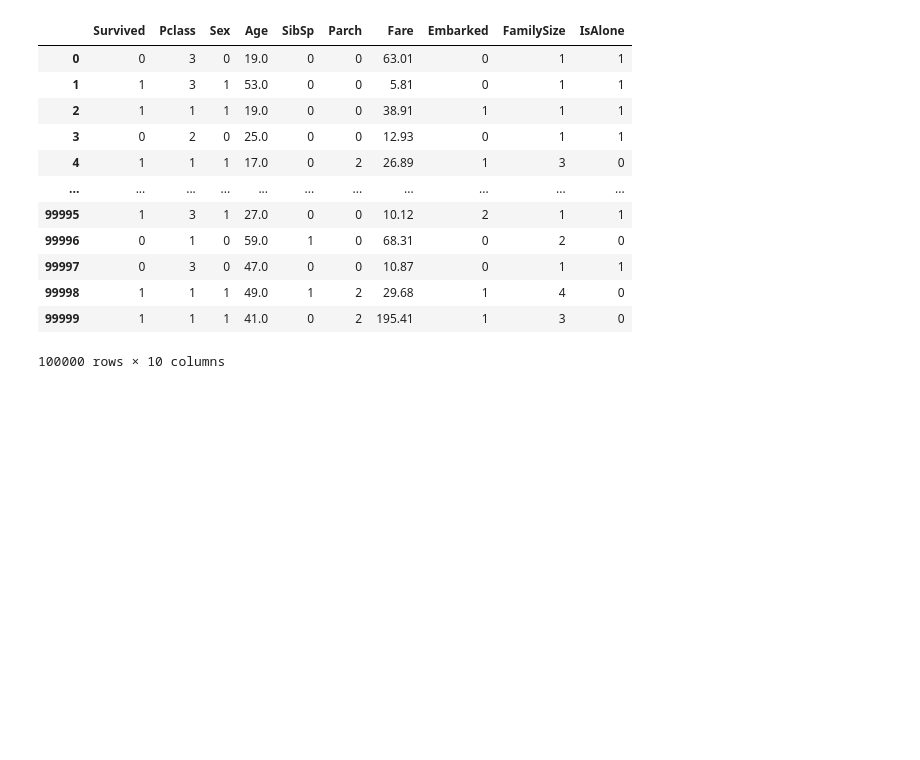
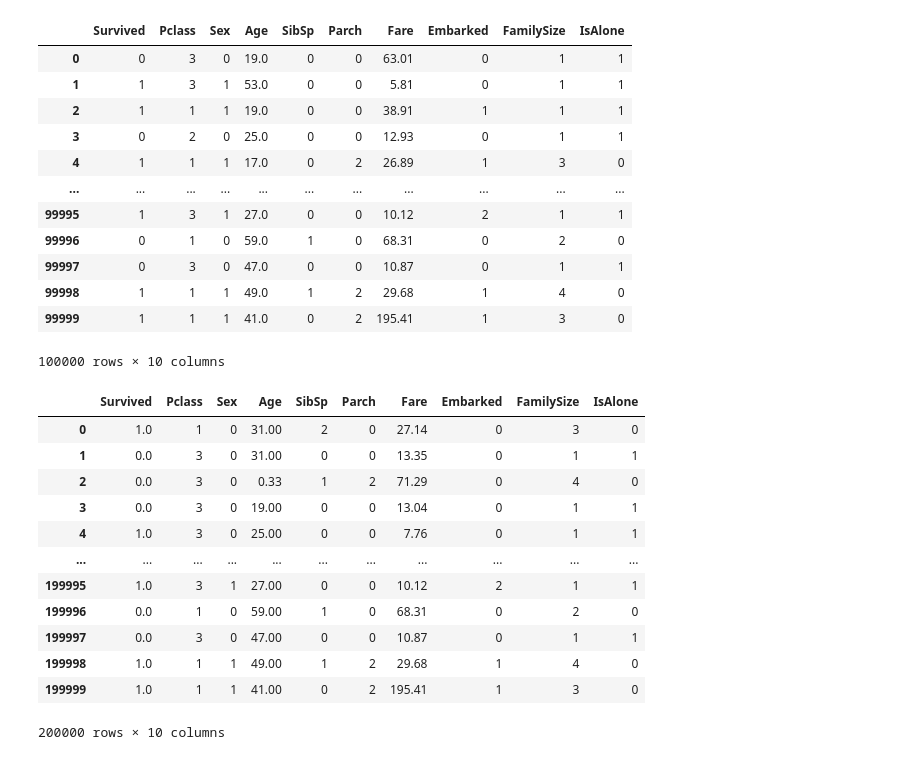
Before and after one commit to kitakou0313/titanic, a Jupyter notebook: tabular/predict.ipynb, the cells around one changed output. Drawn from its saved outputs; the diff is of its cells as text; code cells hidden in the pictures; blank space fills up the shorter version.

Commit message:
Use pseudolabel

```diff
--- a/tabular/predict.ipynb
+++ b/tabular/predict.ipynb
@@ -211,3 +214,21 @@ test
 | 99998 | 1 | 1 | 1 | 49.0 | 1 | 2 | 29.68 | 1 | 4 | 0 |
 | 99999 | 1 | 1 | 1 | 41.0 | 0 | 2 | 195.41 | 1 | 3 | 0 |
 100000 rows × 10 columns
+# %%
+pseudoLabeled_train = pd.concat([train, test], sort=False)
+pseudoLabeled_train = pseudoLabeled_train.reset_index(drop=True)
+pseudoLabeled_train
+# %% [output]
+|  | Survived | Pclass | Sex | Age | SibSp | Parch | Fare | Embarked | FamilySize | IsAlone |
+| 0 | 1.0 | 1 | 0 | 31.00 | 2 | 0 | 27.14 | 0 | 3 | 0 |
+| 1 | 0.0 | 3 | 0 | 31.00 | 0 | 0 | 13.35 | 0 | 1 | 1 |
+| 2 | 0.0 | 3 | 0 | 0.33 | 1 | 2 | 71.29 | 0 | 4 | 0 |
+| 3 | 0.0 | 3 | 0 | 19.00 | 0 | 0 | 13.04 | 0 | 1 | 1 |
+| 4 | 1.0 | 3 | 0 | 25.00 | 0 | 0 | 7.76 | 0 | 1 | 1 |
+| ... | ... | ... | ... | ... | ... | ... | ... | ... | ... | ... |
+| 199995 | 1.0 | 3 | 1 | 27.00 | 0 | 0 | 10.12 | 2 | 1 | 1 |
+| 199996 | 0.0 | 1 | 0 | 59.00 | 1 | 0 | 68.31 | 0 | 2 | 0 |
+| 199997 | 0.0 | 3 | 0 | 47.00 | 0 | 0 | 10.87 | 0 | 1 | 1 |
+| 199998 | 1.0 | 1 | 1 | 49.00 | 1 | 2 | 29.68 | 1 | 4 | 0 |
+| 199999 | 1.0 | 1 | 1 | 41.00 | 0 | 2 | 195.41 | 1 | 3 | 0 |
+200000 rows × 10 columns
```
Also changed, not shown: parts of 10 cells of this notebook.
